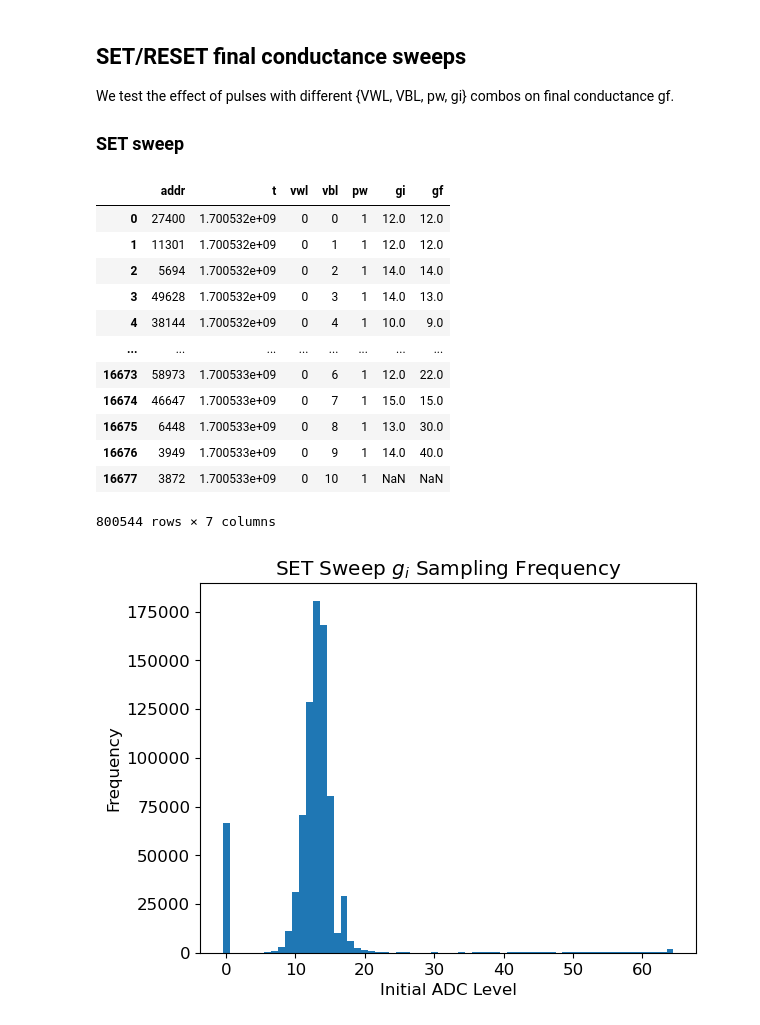
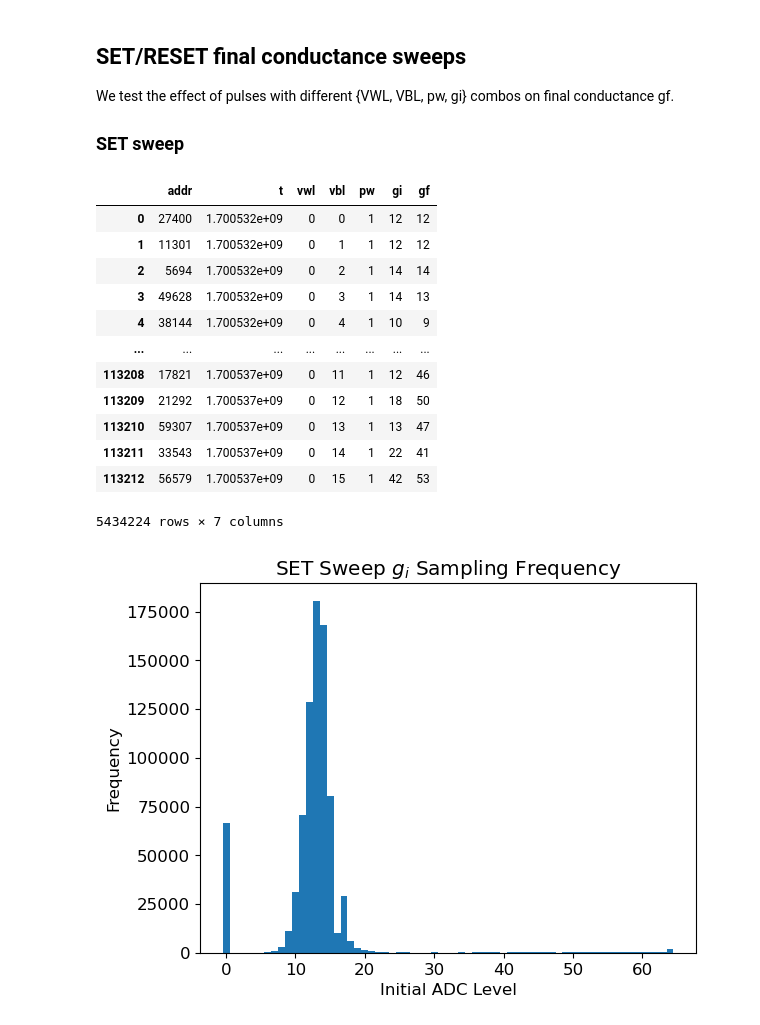
Before and after one commit to akashlevy/ember-python, a Jupyter notebook: analysis/characterizations.ipynb, the cells around one changed output. Cells and saved outputs as stored; diff of their text form; code cells hidden in the pictures.

```diff
--- a/analysis/characterizations.ipynb
+++ b/analysis/characterizations.ipynb
@@ -270,23 +270,23 @@ We test the effect of pulses with different {VWL, VBL, pw, gi} combos on final c
 ### SET sweep
 # %%
 # SET sweep data
-setdata = pd.read_csv(f"../set_sweep.csv", delimiter="\t", names=["addr", "t", "vwl", "vbl", "pw"] + [f"gi[{i}]" for i in range(48)] + [f"gf[{i}]" for i in range(48)])
+setdata = pd.read_csv(f"../data/sweep/set_sweep.csv.gz", delimiter="\t", names=["addr", "t", "vwl", "vbl", "pw"] + [f"gi[{i}]" for i in range(48)] + [f"gf[{i}]" for i in range(48)])
 setdata = pd.concat([setdata[["addr","t","vwl","vbl","pw",f"gi[{i}]",f"gf[{i}]"]].rename(columns={f"gi[{i}]" : "gi", f"gf[{i}]" : "gf"}) for i in range(48)])
 setdata
 # %% [output]
 |  | addr | t | vwl | vbl | pw | gi | gf |
-| 0 | 27400 | 1.700532e+09 | 0 | 0 | 1 | 12.0 | 12.0 |
-| 1 | 11301 | 1.700532e+09 | 0 | 1 | 1 | 12.0 | 12.0 |
-| 2 | 5694 | 1.700532e+09 | 0 | 2 | 1 | 14.0 | 14.0 |
-| 3 | 49628 | 1.700532e+09 | 0 | 3 | 1 | 14.0 | 13.0 |
-| 4 | 38144 | 1.700532e+09 | 0 | 4 | 1 | 10.0 | 9.0 |
+| 0 | 27400 | 1.700532e+09 | 0 | 0 | 1 | 12 | 12 |
+| 1 | 11301 | 1.700532e+09 | 0 | 1 | 1 | 12 | 12 |
+| 2 | 5694 | 1.700532e+09 | 0 | 2 | 1 | 14 | 14 |
+| 3 | 49628 | 1.700532e+09 | 0 | 3 | 1 | 14 | 13 |
+| 4 | 38144 | 1.700532e+09 | 0 | 4 | 1 | 10 | 9 |
 | ... | ... | ... | ... | ... | ... | ... | ... |
-| 16673 | 58973 | 1.700533e+09 | 0 | 6 | 1 | 12.0 | 22.0 |
-| 16674 | 46647 | 1.700533e+09 | 0 | 7 | 1 | 15.0 | 15.0 |
-| 16675 | 6448 | 1.700533e+09 | 0 | 8 | 1 | 13.0 | 30.0 |
-| 16676 | 3949 | 1.700533e+09 | 0 | 9 | 1 | 14.0 | 40.0 |
-| 16677 | 3872 | 1.700533e+09 | 0 | 10 | 1 | NaN | NaN |
+| 113208 | 17821 | 1.700537e+09 | 0 | 11 | 1 | 12 | 46 |
+| 113209 | 21292 | 1.700537e+09 | 0 | 12 | 1 | 18 | 50 |
+| 113210 | 59307 | 1.700537e+09 | 0 | 13 | 1 | 13 | 47 |
+| 113211 | 33543 | 1.700537e+09 | 0 | 14 | 1 | 22 | 41 |
+| 113212 | 56579 | 1.700537e+09 | 0 | 15 | 1 | 42 | 53 |
-800544 rows × 7 columns
+5434224 rows × 7 columns
 # %%
 # SET sweep gi sampling frequency check
 setdata["gi"].plot.hist(bins=np.arange(-0.5, 65.5))
```
Also changed, not shown: parts of 4 cells of this notebook, 4 other files.
